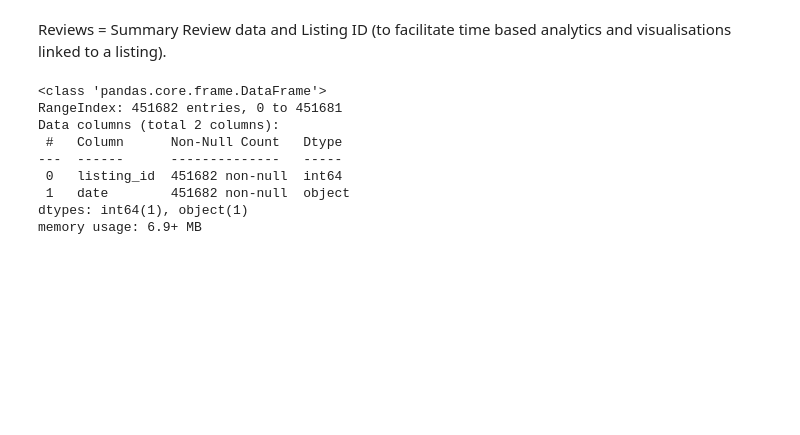
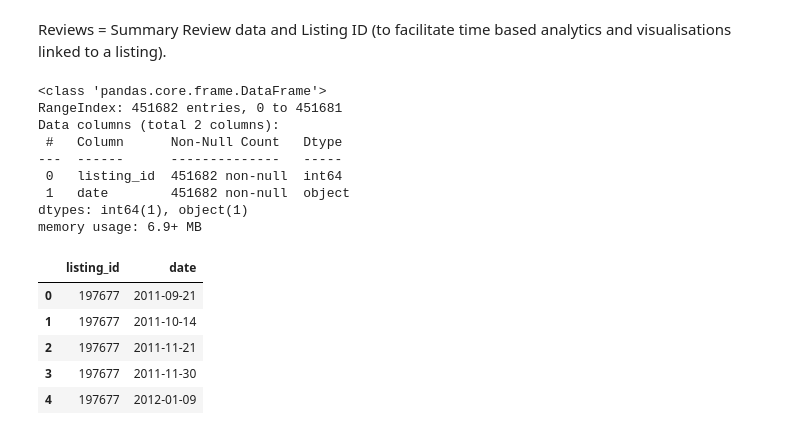
Before and after one commit to hthota1/Airbnb-Recommendation-System-Japan, a Jupyter notebook: airbnb_analysis.ipynb, the cells around one changed output. Saved outputs shown, nothing was run; the diff lists cells and outputs as text; code cells hidden in the pictures; blank space fills up the shorter version.

```diff
--- a/airbnb_analysis.ipynb
+++ b/airbnb_analysis.ipynb
@@ -115,3 +149,12 @@ Data columns (total 2 columns):
  1   date        451682 non-null  object
 dtypes: int64(1), object(1)
 memory usage: 6.9+ MB
+# %%
+df.head()
+# %% [output]
+|  | listing_id | date |
+| 0 | 197677 | 2011-09-21 |
+| 1 | 197677 | 2011-10-14 |
+| 2 | 197677 | 2011-11-21 |
+| 3 | 197677 | 2011-11-30 |
+| 4 | 197677 | 2012-01-09 |
```
Also changed, not shown: parts of 20 cells of this notebook.
